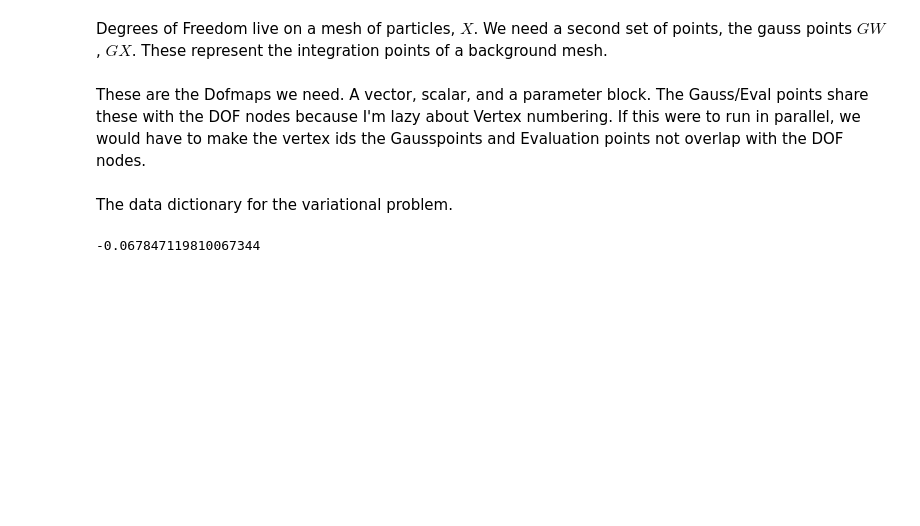
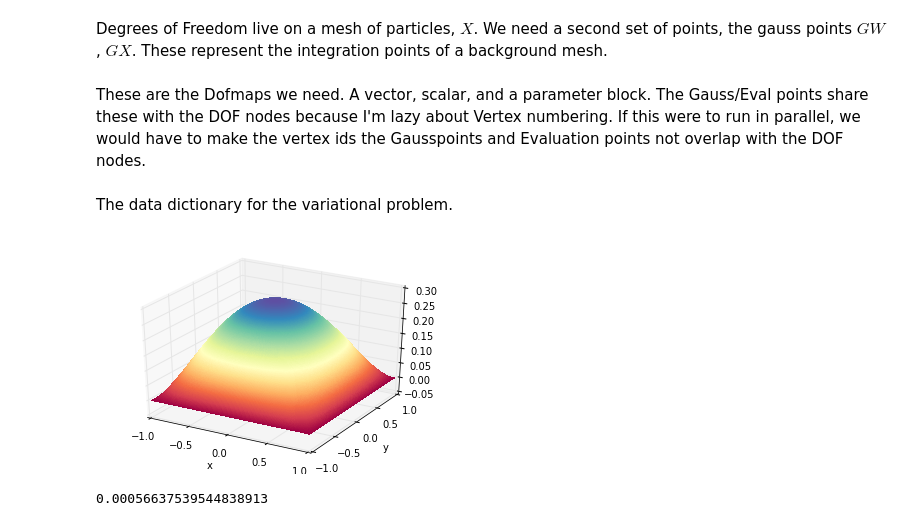
Before and after one commit to afqueiruga/cornflakes, a Jupyter notebook: examples/rkpm/rkpm_study.ipynb, the cells around one changed output. Drawn from its saved outputs; the diff is of its cells as text; code cells hidden in the pictures; blank space fills up the shorter version.

```diff
--- a/examples/rkpm/rkpm_study.ipynb
+++ b/examples/rkpm/rkpm_study.ipynb
@@ -98,10 +98,12 @@ u = u - Du[:Npt]
 #plt.spy(K[0:100,0:100])
 #plt.show()
 # %%
-_x,_u=eval_rkpm_grid(X,u)
+_x,_u=eval_rkpm_grid(X,u,sample=500)
 # %%
-#util.surfplot(_x,-_u)
+util.surfplot(_x,-_u)
+# %% [output]
+[figure, added]
 # %%
 _u.max()
 # %% [output]
--0.067847119810067344
+0.00056637539544838913
```
Also changed, not shown: 2 other files.
